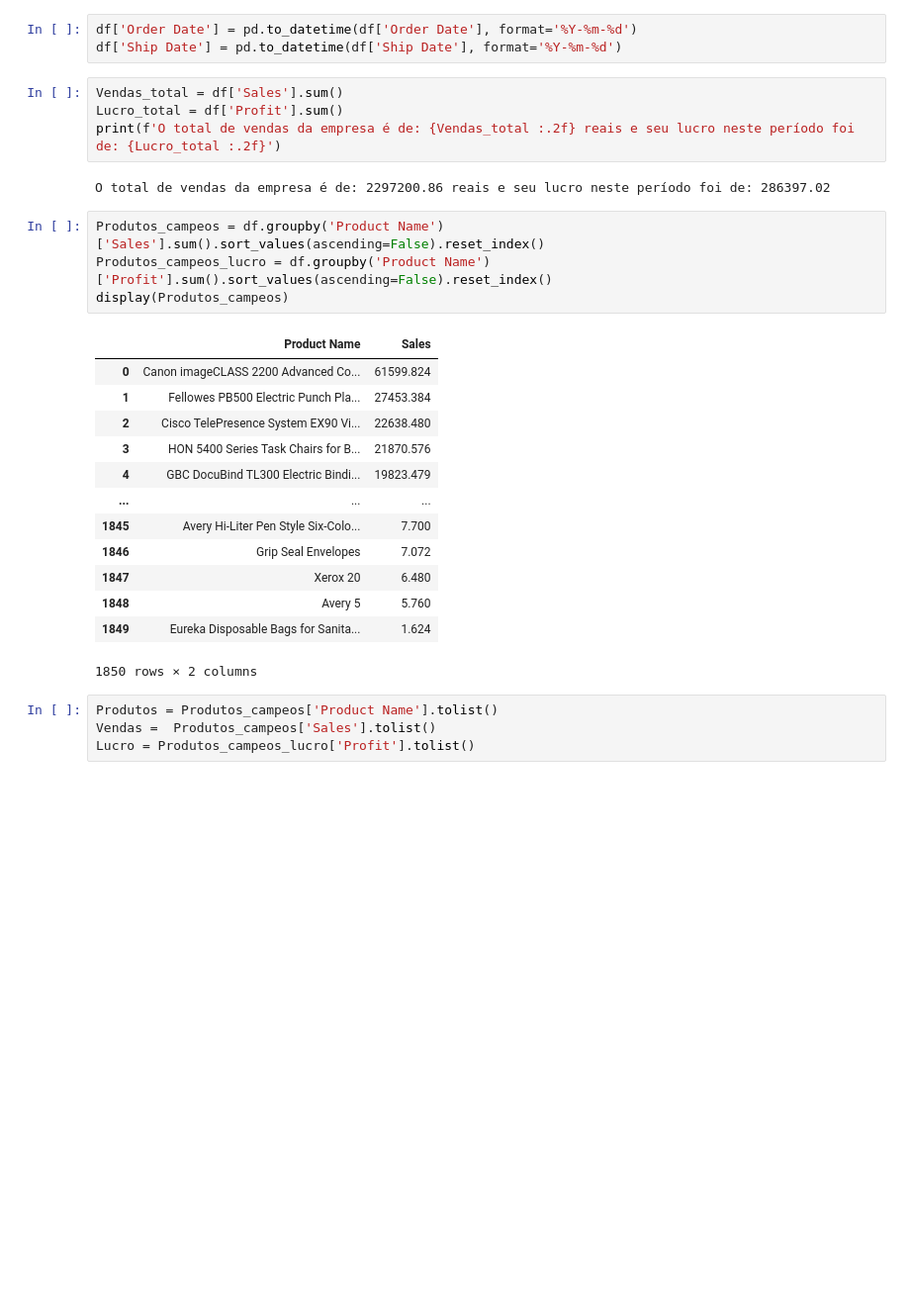
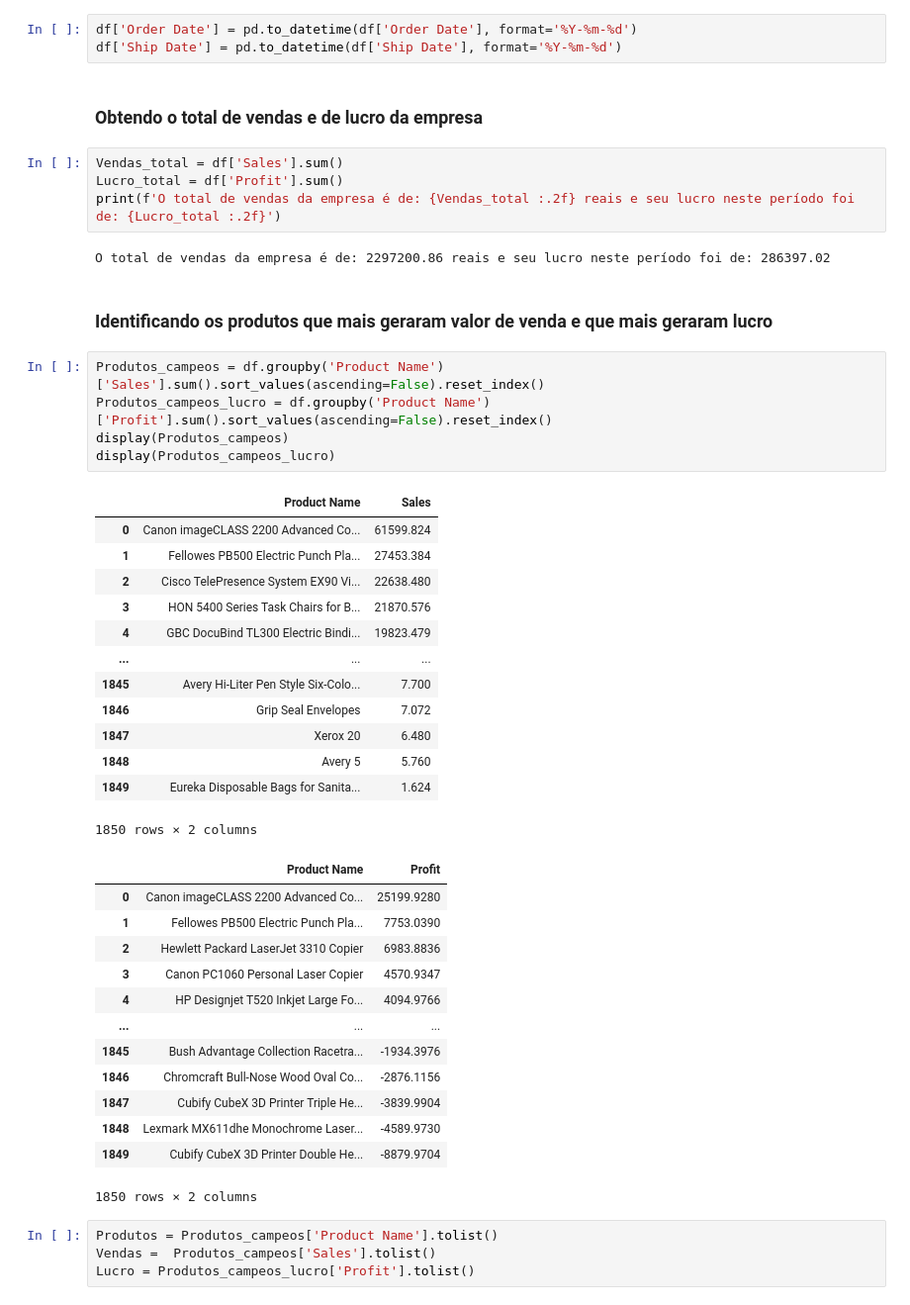
Before and after one commit to ArthurLindolpho/Projeto_Analise_de_Dados_Superstore, a Jupyter notebook: análise de dados - Superstore.ipynb, the cells around one changed output. Shown: that part at 99% size. Saved outputs shown, nothing was run; the diff lists cells and outputs as text; blank space fills up the shorter version.

```diff
--- a/análise de dados - Superstore.ipynb
+++ b/análise de dados - Superstore.ipynb
@@ -47,30 +49,48 @@ memory usage: 1.6+ MB
 # %%
 df['Order Date'] = pd.to_datetime(df['Order Date'], format='%Y-%m-%d')
 df['Ship Date'] = pd.to_datetime(df['Ship Date'], format='%Y-%m-%d')
+# %% [markdown]
+### Obtendo o total de vendas e de lucro da empresa
 # %%
 Vendas_total = df['Sales'].sum()
 Lucro_total = df['Profit'].sum()
 print(f'O total de vendas da empresa é de: {Vendas_total :.2f} reais e seu lucro neste período foi de: {Lucro_total :.2f}')
 # %% [output]
 O total de vendas da empresa é de: 2297200.86 reais e seu lucro neste período foi de: 286397.02
+# %% [markdown]
+### Identificando os produtos que mais geraram valor de venda e que mais geraram lucro
 # %%
 Produtos_campeos = df.groupby('Product Name')['Sales'].sum().sort_values(ascending=False).reset_index()
 Produtos_campeos_lucro = df.groupby('Product Name')['Profit'].sum().sort_values(ascending=False).reset_index()
 display(Produtos_campeos)
+display(Produtos_campeos_lucro)
 # %% [output]
 |  | Product Name | Sales |
 | 0 | Canon imageCLASS 2200 Advanced Co... | 61599.824 |
 | 1 | Fellowes PB500 Electric Punch Pla... | 27453.384 |
 | 2 | Cisco TelePresence System EX90 Vi... | 22638.480 |
 | 3 | HON 5400 Series Task Chairs for B... | 21870.576 |
 | 4 | GBC DocuBind TL300 Electric Bindi... | 19823.479 |
 | ... | ... | ... |
 | 1845 | Avery Hi-Liter Pen Style Six-Colo... | 7.700 |
 | 1846 | Grip Seal Envelopes | 7.072 |
 | 1847 | Xerox 20 | 6.480 |
 | 1848 | Avery 5 | 5.760 |
 | 1849 | Eureka Disposable Bags for Sanita... | 1.624 |
 1850 rows × 2 columns
+|  | Product Name | Profit |
+| 0 | Canon imageCLASS 2200 Advanced Co... | 25199.9280 |
+| 1 | Fellowes PB500 Electric Punch Pla... | 7753.0390 |
+| 2 | Hewlett Packard LaserJet 3310 Copier | 6983.8836 |
+| 3 | Canon PC1060 Personal Laser Copier | 4570.9347 |
+| 4 | HP Designjet T520 Inkjet Large Fo... | 4094.9766 |
+| ... | ... | ... |
+| 1845 | Bush Advantage Collection Racetra... | -1934.3976 |
+| 1846 | Chromcraft Bull-Nose Wood Oval Co... | -2876.1156 |
+| 1847 | Cubify CubeX 3D Printer Triple He... | -3839.9904 |
+| 1848 | Lexmark MX611dhe Monochrome Laser... | -4589.9730 |
+| 1849 | Cubify CubeX 3D Printer Double He... | -8879.9704 |
+1850 rows × 2 columns
 # %%
 Produtos = Produtos_campeos['Product Name'].tolist()
 Vendas =  Produtos_campeos['Sales'].tolist()
```
Also changed, not shown: parts of 10 cells of this notebook.
